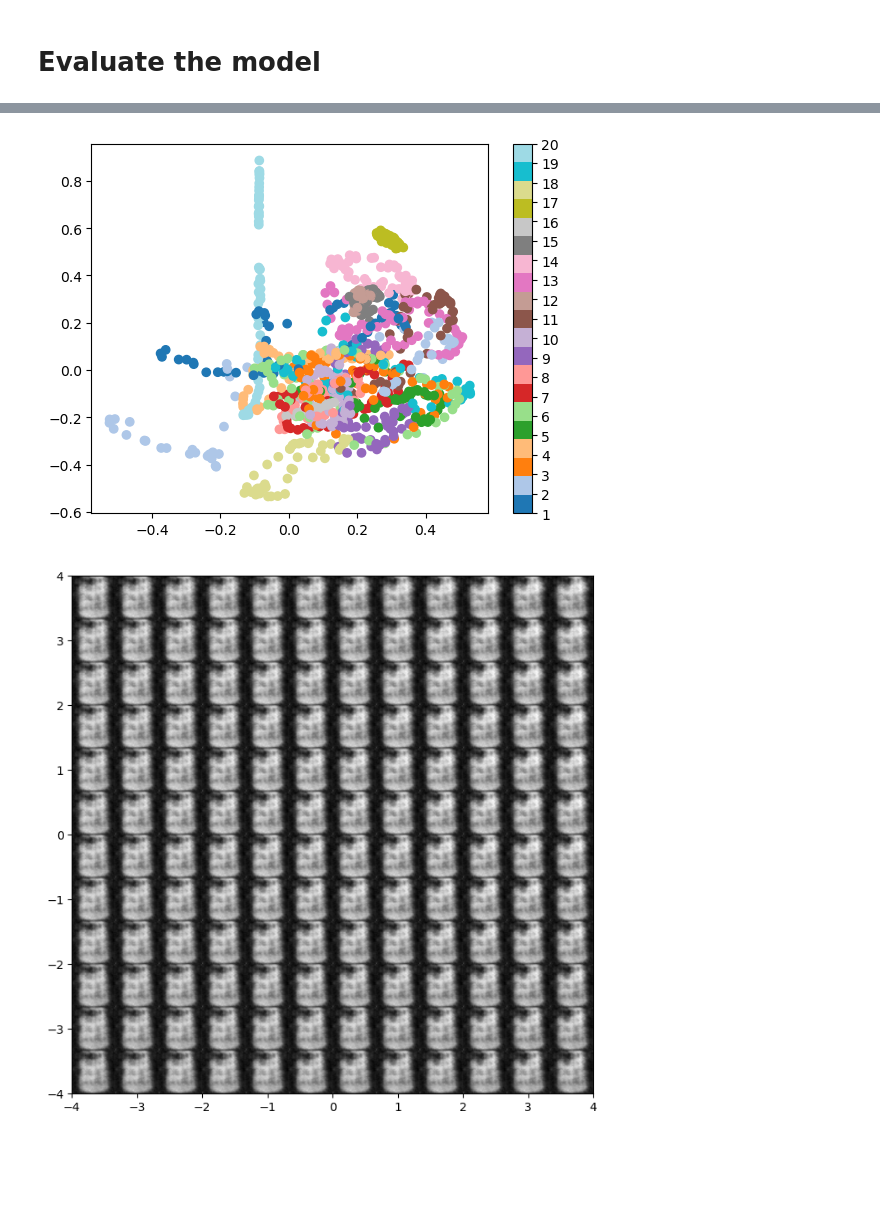
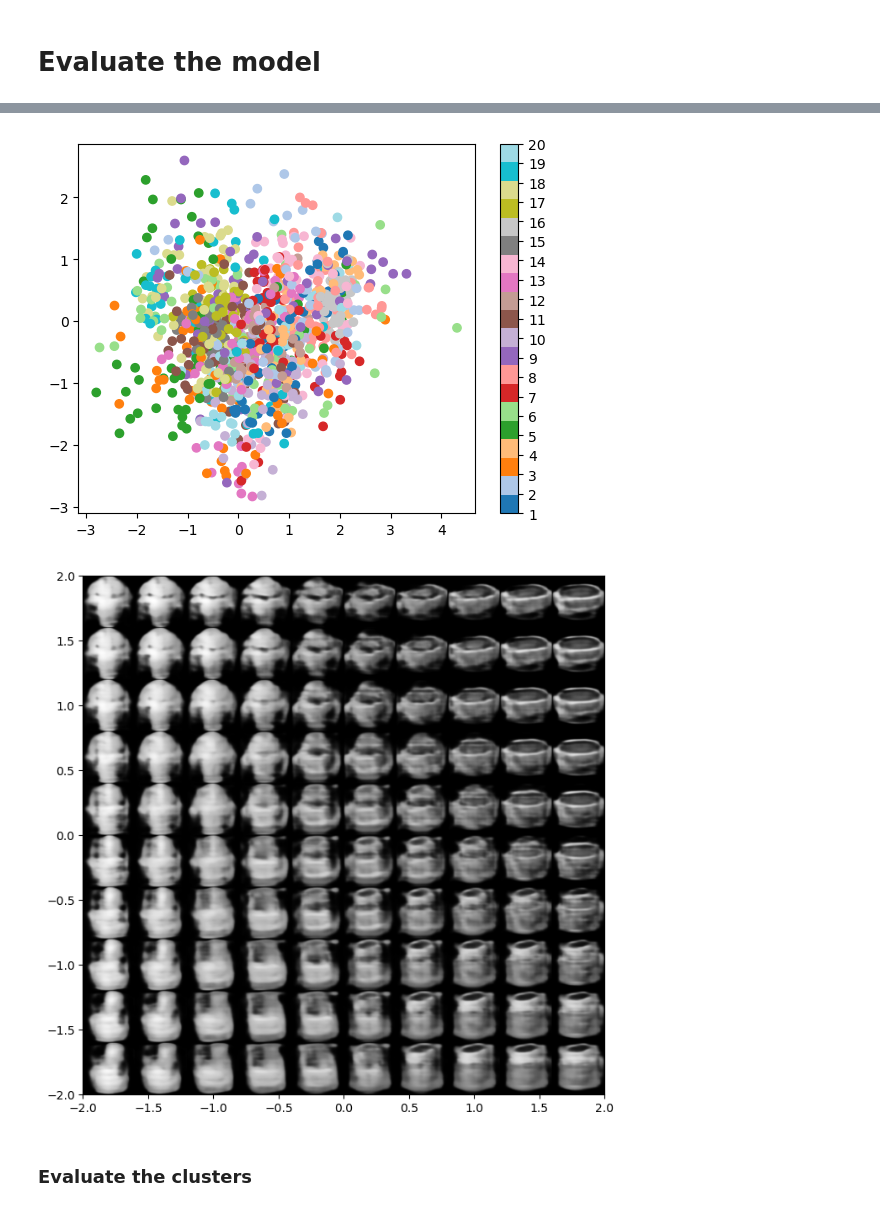
Before and after one commit to martinekbh/vae-project, a Jupyter notebook: AEVB_COIL20_resnet.ipynb, the cells around one changed output, grey strips where cells are left out. Cells and saved outputs as stored; diff of their text form; code cells hidden in the pictures; blank space fills up the shorter version.

```diff
--- a/AEVB_COIL20_resnet.ipynb
+++ b/AEVB_COIL20_resnet.ipynb
@@ -87,11 +87,15 @@ print("Training images: ", len(train_data))
 print("Validation images: ", len(val_data))
 print("Test images: ", len(test_data))
 
+batch_size = 64
 #kwargs = {'num_workers': 1, 'pin_memory': True}
 kwargs = {}
 train_loader = DataLoader(train_data, batch_size, shuffle=True, **kwargs)
 test_loader = DataLoader(test_data, len(test_data), shuffle=True, **kwargs)
 val_loader = DataLoader(val_data, len(val_data), **kwargs)
+
+# For access to the whole training set during evaluation
+training_set = DataLoader(train_data, len(train_data), shuffle=False, **kwargs)
 # %% [output]
 Training images:  1152
 Validation images:  144
@@ -295,0 +125,13 @@ Model(
+# %%
+# Hyperparameters
+lr = 0.008
+in_channels = 1
+input_size = [in_channels, 128, 128]
+latent_dim = 16 #32 #512
+n_classes = 20
+seed = 11       # Random seed for reproducible results
+torch.manual_seed(seed);
+RESULTS_PATH = './model_COIL20_resnet18'
+
+model = VAE(z_dim=latent_dim, img_size=input_size).to(DEVICE)
+print(model)
@@ -320,20 +181,6 @@ loss, r_loss, kl = loss_function(x, x_hat, mean, logvar, beta=1)
 # %% [markdown]
 # Train the model
-# %%
-# Hyperparameters
-batch_size = 128
-lr = 0.005
-
-in_channels = 1
-input_size = [in_channels, 128, 128]
-latent_dim = 512
-n_classes = 20
-seed = 11       # Random seed for reproducible results
-torch.manual_seed(seed);
-
-RESULTS_PATH = './model_COIL20_resnet18'
 # %%
-model = Model(latent_dim=latent_dim).to(DEVICE)
 optimizer = Adam(model.parameters(), lr=lr)
 print(DEVICE)
 # %% [output]
@@ -507,8 +368,10 @@ plot_latent_space_pca(model, train_loader, n_batches=200)
 # %%
-plot_latent_space2d(model, train_loader, dims=[4,1], n_batches=200)
+plot_latent_space2d(model, training_set, dims=[0,1])
 # %% [output]
-[figure, old version]
+[figure, new version]
 # %%
-plot_reconstructed(model, ax0=(-4,4), ax1=(-4,4), dims=[4,1], n=12, img_size=input_size[-2:])
+plot_reconstructed(model, ax0=(-2,2), ax1=(-2,2), dims=[2,4], n=10, img_size=input_size[-2:])
 # %% [output]
-[figure, old version]
+[figure, new version]
+# %% [markdown]
+### Evaluate the clusters
```
Also changed, not shown: parts of 31 cells of this notebook, 8 other files.
